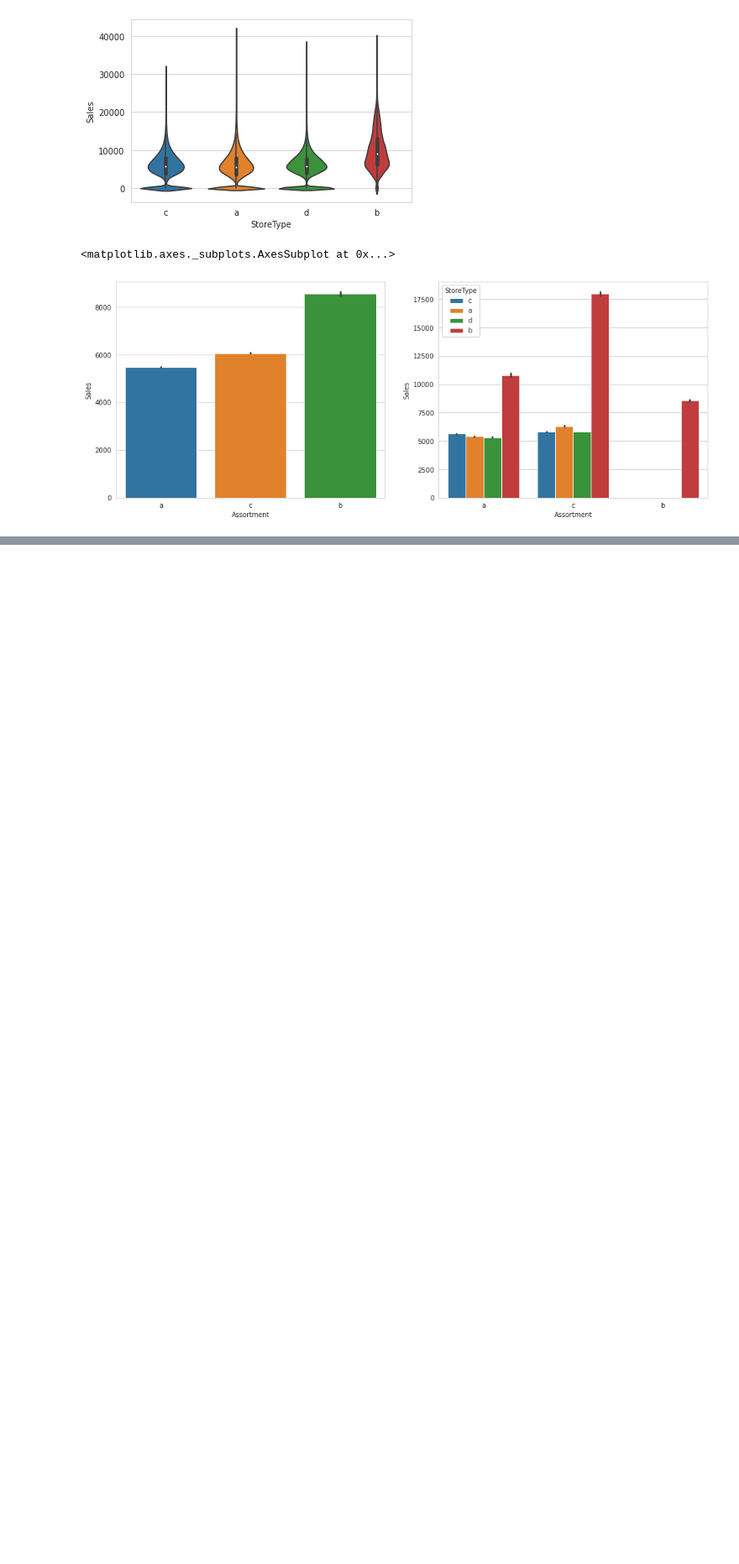
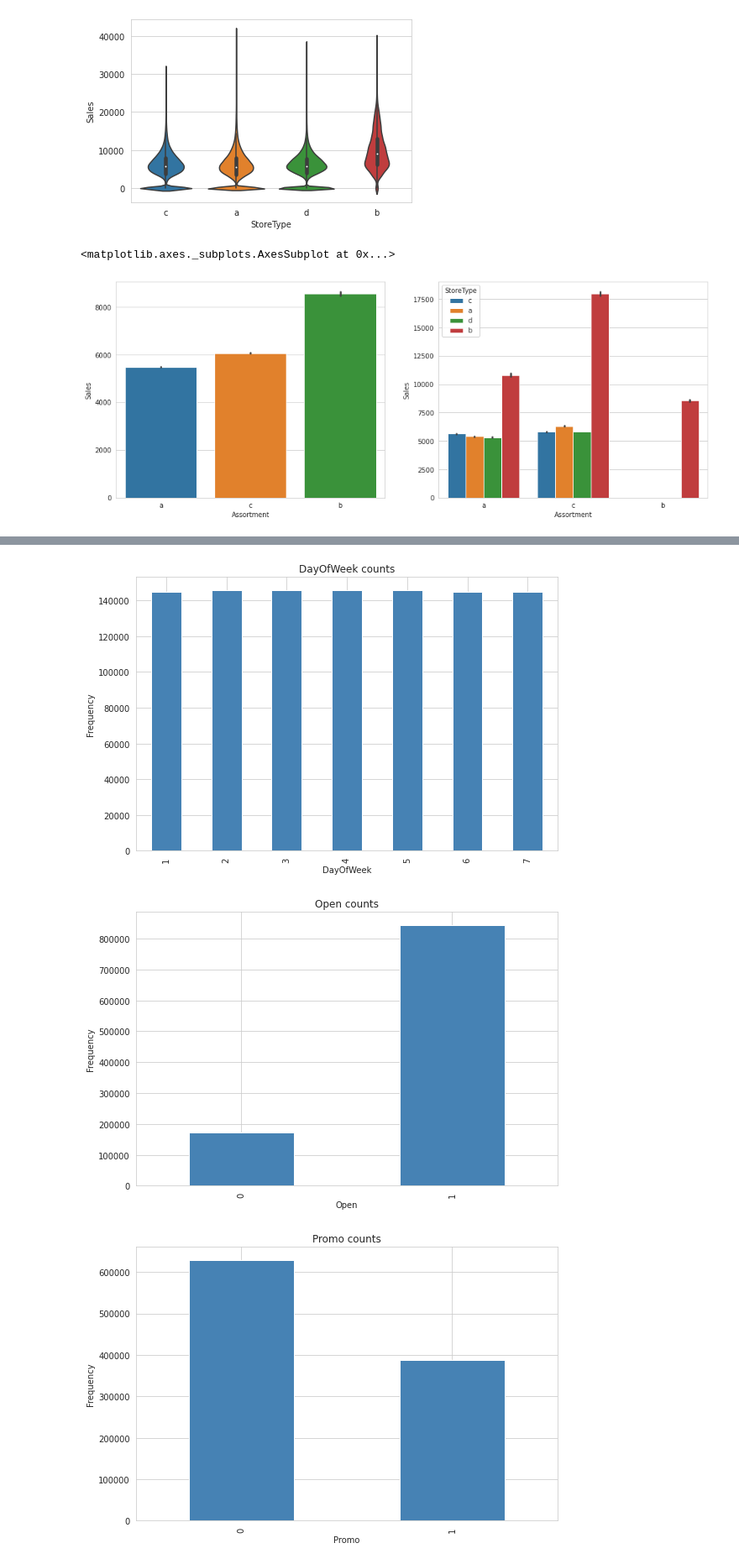
Before and after one commit to Gowthaam-K/Retail_Sales_Prediction, a Jupyter notebook: Gowthaam_Kumarasamy_Retail_Sales_Prediction_Capstone_Project.ipynb, the cells around one changed output, grey strips where cells are left out. Shown at 84% size. Cells and saved outputs as stored; diff of their text form; code cells hidden in the pictures; blank space fills up the shorter version.

```diff
--- a/Gowthaam_Kumarasamy_Retail_Sales_Prediction_Capstone_Project.ipynb
+++ b/Gowthaam_Kumarasamy_Retail_Sales_Prediction_Capstone_Project.ipynb
@@ -433,0 +495,16 @@ sns.barplot(x='Assortment', y='Sales', data=df ,hue="StoreType", ax = axes[1])
+# %%
+categorical_columns= [ 'DayOfWeek' , 'Open' , 'Promo' , 'StateHoliday' , 'SchoolHoliday' , 'Year' , 'StoreType' , 'Assortment' , 'Promo2' ]
+# %%
+for col in categorical_columns:
+    counts = df[col].value_counts().sort_index()
+    fig = plt.figure(figsize=(9, 6))
+    ax = fig.gca()
+    counts.plot.bar(ax = ax, color='steelblue')
+    ax.set_title(col + ' counts')
+    ax.set_xlabel(col)
+    ax.set_ylabel("Frequency")
+plt.show()
+# %% [output]
+[figure, added]
+[figure, added]
+[figure, added]
```
Also changed, not shown: parts of 22 cells of this notebook.
